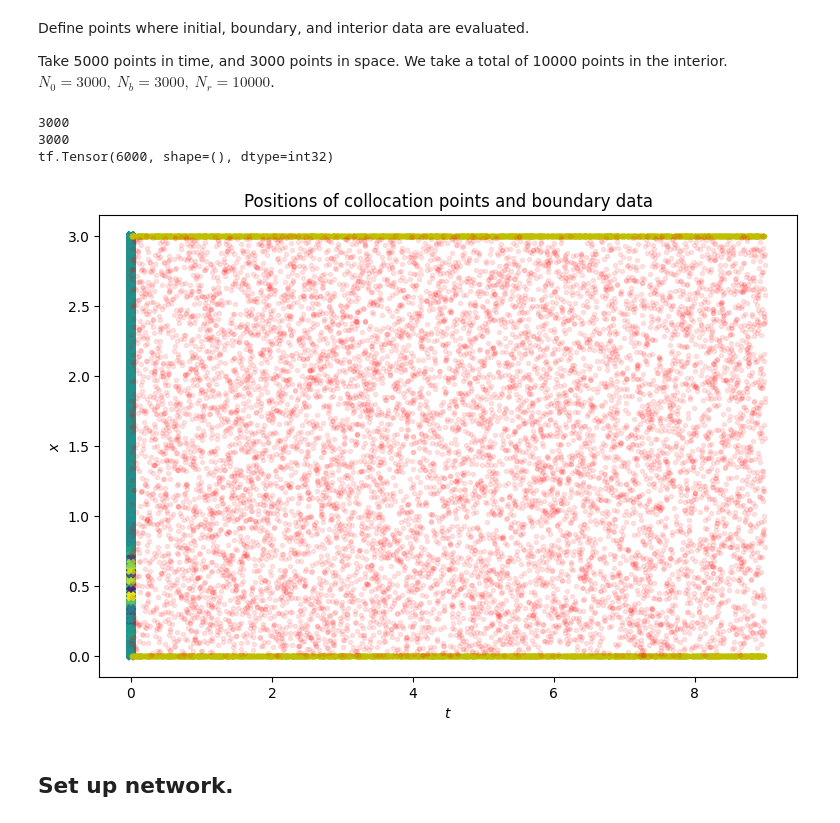
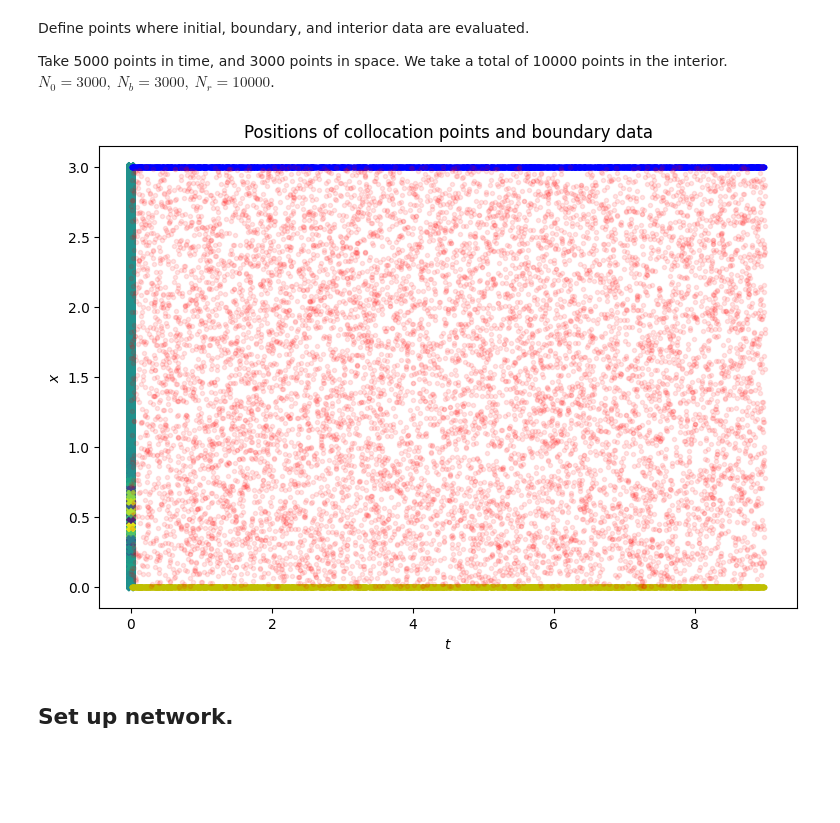
Before and after one commit to yajuna/tensorflow_pde, a Jupyter notebook: Simple_PDE_with_tensorflow.ipynb, the cells around one changed output. Saved outputs shown, nothing was run; the diff lists cells and outputs as text; code cells hidden in the pictures; blank space fills up the shorter version.

Commit message:
define boundary points for x; need to fix input error with dimension

```diff
--- a/Simple_PDE_with_tensorflow.ipynb
+++ b/Simple_PDE_with_tensorflow.ipynb
@@ -97,13 +97,15 @@ X_0 = tf.concat([t_0, x_0], axis=1)
 # Evaluate intitial condition at x_0
 u_0 = u_0(x_0)
 
-# Boundary data
+# Boundary data- we compare left and right boundary at give time steps.
 t_b = tf.random.uniform((N_b,1), lb[0], ub[0], dtype=DTYPE)
-x_b = lb[1] + (ub[1] - lb[1]) * tf.keras.backend.random_bernoulli((N_b,1), 0.5, dtype=DTYPE)
-X_b = tf.concat([t_b, x_b], axis=1)
+x_lb = tf.ones((N_b,1), dtype=DTYPE)*lb[1]
+x_ub = tf.ones((N_b,1), dtype=DTYPE)*ub[1]
+X_lb = tf.concat([t_b, x_lb], axis=1)
+X_ub = tf.concat([t_b, x_ub], axis=1)
 
-# # Evaluate boundary condition at (t_b,x_b)
-# u_b = u_b(t_b, x_b)
+# Boundary condition are evaluated in the loss function
+# u(t_b, x_lb) = u(t_b, x_ub)
 
 # Draw uniformly sampled collocation points
 t_r = tf.random.uniform((N_r,1), lb[0], ub[0], dtype=DTYPE)
@@ -113,29 +115,19 @@ X_r = tf.concat([t_r, x_r], axis=1)
 # # Collect boundary and inital data in lists
 # X_data = [X_0, X_b]
 # u_data = [u_0, u_b]
-# %%
-####### testing cell to understand boundary conditions.
-
-print(len(t_b))
-
-print(len(x_b))
-print(tf.size(X_b))
-# %% [output]
-3000
-3000
-tf.Tensor(6000, shape=(), dtype=int32)
 # %%
 fig = plt.figure(figsize=(9,6))
 plt.scatter(t_0, x_0, c=u_0, marker='X', vmin=-1, vmax=1)
-plt.scatter(t_b, x_b, c='y', marker='.')
+plt.scatter(t_b, x_lb, c='y', marker='.')
+plt.scatter(t_b, x_ub, c='b', marker='.')
 plt.scatter(t_r, x_r, c='r', marker='.', alpha=0.1)
 plt.xlabel('$t$')
 plt.ylabel('$x$')
 
 plt.title('Positions of collocation points and boundary data');
 #plt.savefig('Xdata_wave.pdf', bbox_inches='tight', dpi=300)
 # %% [output]
-[figure, old version]
+[figure, new version]
 # %% [markdown]
 ## Set up network.
 # %%
```
Also changed, not shown: parts of 7 cells of this notebook.
